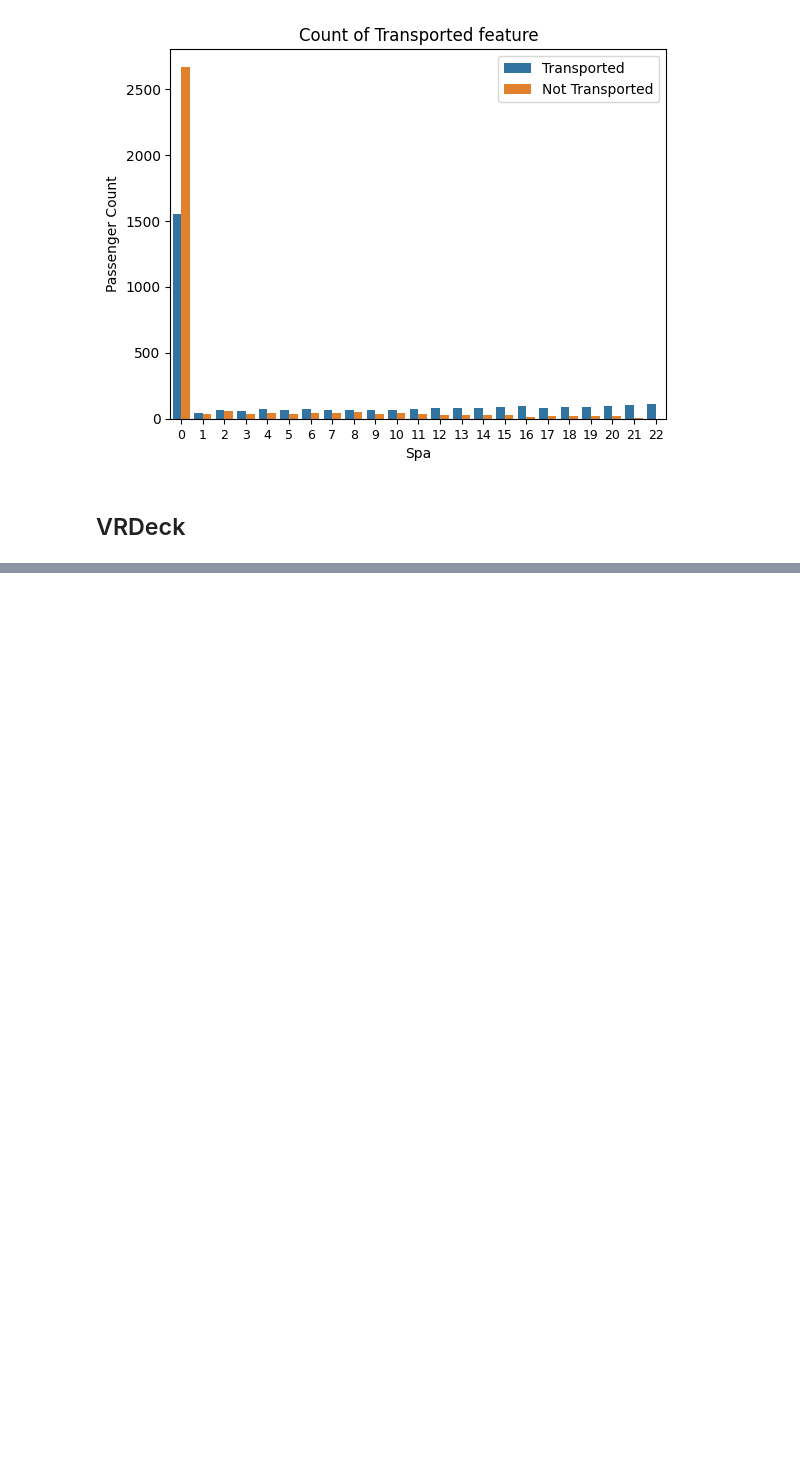
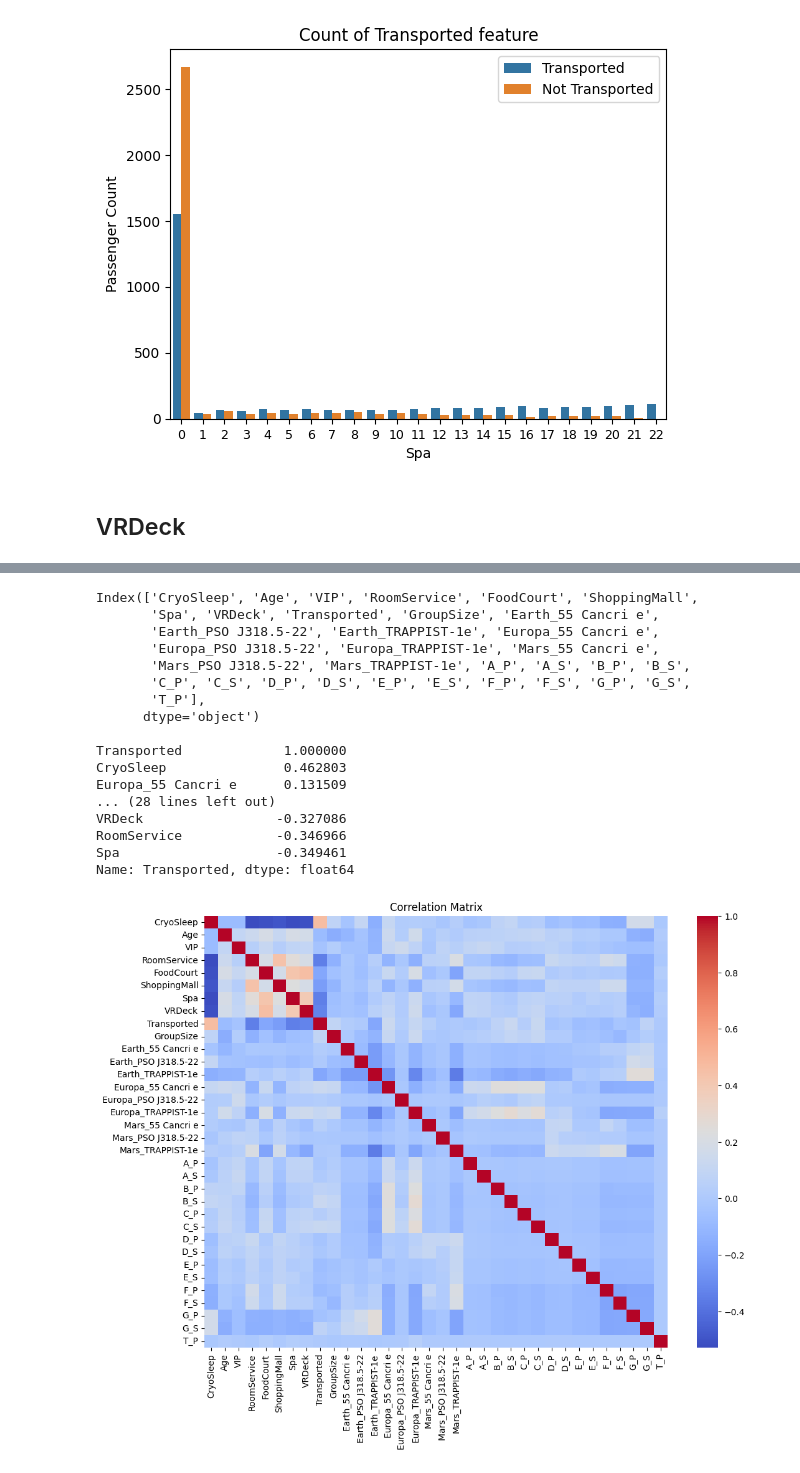
Before and after one commit to jp-al23/Kaggle-Challenges, a Jupyter notebook: Spaceship_Titanic/Data_Analysis.ipynb, the cells around one changed output, grey strips where cells are left out. Cells and saved outputs as stored; diff of their text form; code cells hidden in the pictures; blank space fills up the shorter version.

Commit message:
Modifying the dataset and calculation correlations

```diff
--- a/Spaceship_Titanic/Data_Analysis.ipynb
+++ b/Spaceship_Titanic/Data_Analysis.ipynb
@@ -238,8 +313,8 @@ def final_categories(x):
     else:
         return 4
 
-df_copy["FoodCourt"] = df_copy["FoodCourt"].apply(final_categories)
-print(df_copy["FoodCourt"].value_counts())
+df_train["FoodCourt"] = df_train["FoodCourt"].apply(final_categories)
+print(df_train["FoodCourt"].value_counts())
 # %% [output]
 count    6606.000000
 mean        5.788018
@@ -295,8 +370,8 @@ def final_categories(x):
     else:
         return 3
 
-df_copy["ShoppingMall"] = df_copy["ShoppingMall"].apply(final_categories)
-print(df_copy["ShoppingMall"].value_counts())
+df_train["ShoppingMall"] = df_train["ShoppingMall"].apply(final_categories)
+print(df_train["ShoppingMall"].value_counts())
 # %% [output]
 count    6606.000000
 mean        5.945216
@@ -354,8 +429,8 @@ def final_categories(x):
     else:
         return 4
 
-df_copy["Spa"] = df_copy["Spa"].apply(final_categories)
-print(df_copy["Spa"].value_counts())
+df_train["Spa"] = df_train["Spa"].apply(final_categories)
+print(df_train["Spa"].value_counts())
 # %% [output]
 count    6606.000000
 mean        4.817870
@@ -411,8 +486,8 @@ def final_categories(x):
     else:
         return 3
 
-df_copy["VRDeck"] = df_copy["VRDeck"].apply(final_categories)
-print(df_copy["VRDeck"].value_counts())
+df_train["VRDeck"] = df_train["VRDeck"].apply(final_categories)
+print(df_train["VRDeck"].value_counts())
 # %% [output]
 count    6606.000000
 mean        5.841924
@@ -431,2 +506,33 @@ VRDeck
 Name: count, dtype: int64
 [figure]
+# %%
+correlation_df = df_train.copy()
+correlation_df = correlation_df.drop(columns = ["PassengerId", "HomePlanet", "Cabin", "Destination", "Name"])
+print(correlation_df.columns)
+print()
+correlation_matrix = correlation_df.corr()
+print(correlation_matrix["Transported"].sort_values(ascending = False).T)
+
+plt.figure(figsize=(12,9))
+sns.heatmap(correlation_matrix, annot=False, cmap='coolwarm', annot_kws={"size": 12})
+plt.title('Correlation Matrix')
+plt.show()
+# %% [output]
+Index(['CryoSleep', 'Age', 'VIP', 'RoomService', 'FoodCourt', 'ShoppingMall',
+       'Spa', 'VRDeck', 'Transported', 'GroupSize', 'Earth_55 Cancri e',
+       'Earth_PSO J318.5-22', 'Earth_TRAPPIST-1e', 'Europa_55 Cancri e',
+       'Europa_PSO J318.5-22', 'Europa_TRAPPIST-1e', 'Mars_55 Cancri e',
+       'Mars_PSO J318.5-22', 'Mars_TRAPPIST-1e', 'A_P', 'A_S', 'B_P', 'B_S',
+       'C_P', 'C_S', 'D_P', 'D_S', 'E_P', 'E_S', 'F_P', 'F_S', 'G_P', 'G_S',
+       'T_P'],
+      dtype='object')
+
+Transported             1.000000
+CryoSleep               0.462803
+Europa_55 Cancri e      0.131509
+... (28 lines left out)
+VRDeck                 -0.327086
+RoomService            -0.346966
+Spa                    -0.349461
+Name: Transported, dtype: float64
+[figure, added]
```
Also changed, not shown: parts of 11 cells of this notebook.
